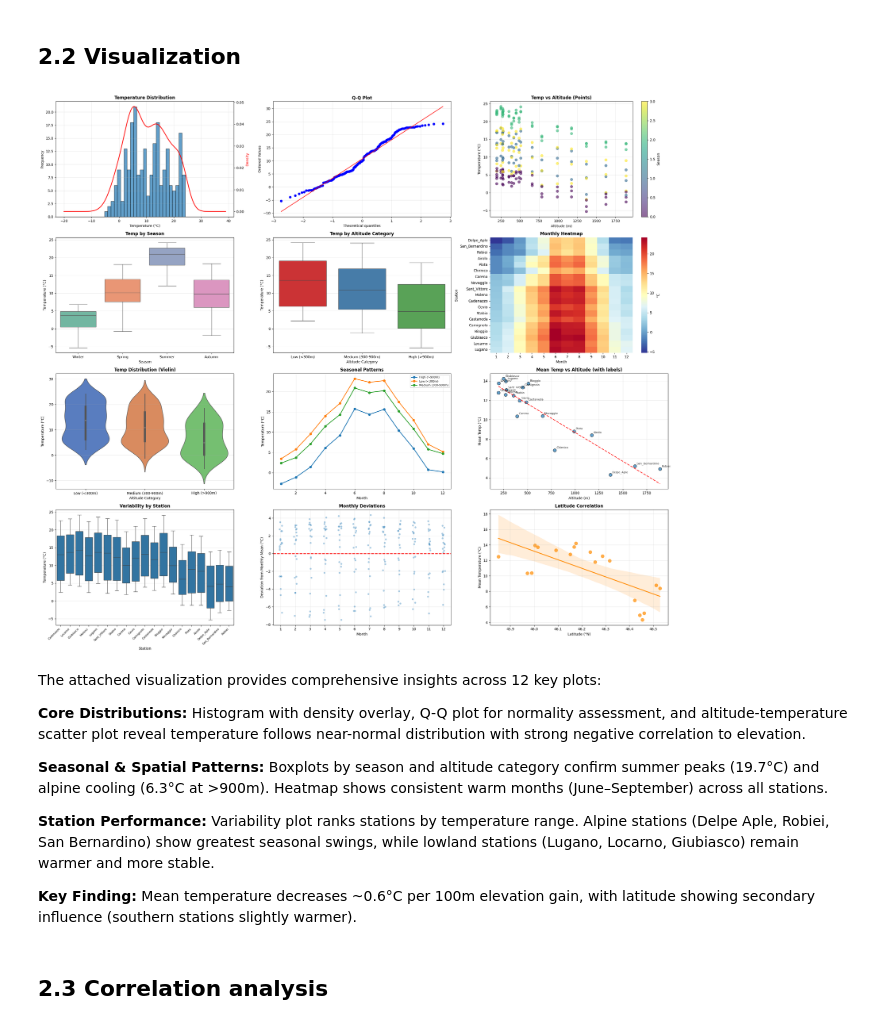
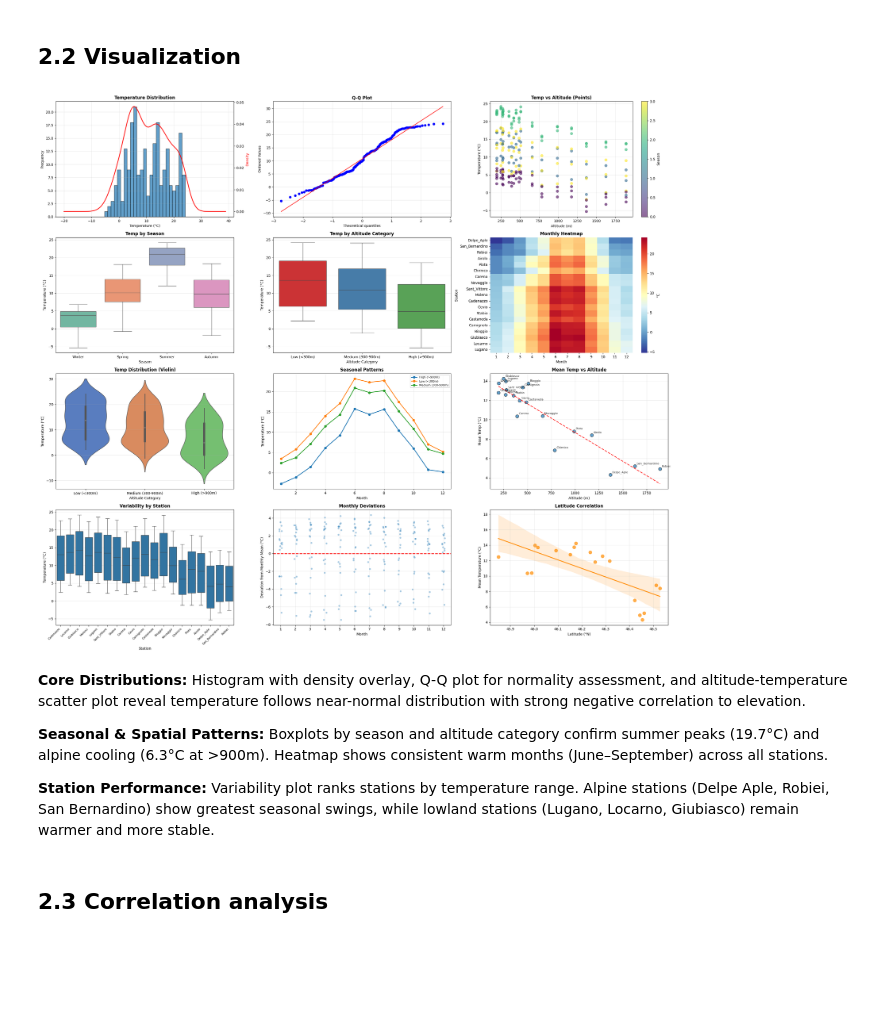
Before and after one commit to ManuCa93/bayesian_final_project, a Jupyter notebook: project.ipynb, the cells around one changed output. Drawn from its saved outputs; the diff is of its cells as text; code cells hidden in the pictures; blank space fills up the shorter version.

```diff
--- a/project.ipynb
+++ b/project.ipynb
@@ -436,7 +438,7 @@ p = np.poly1d(z)
 ax9.plot(station_summary['altitude'].sort_values(), p(station_summary['altitude'].sort_values()), "r--", alpha=0.8, linewidth=2)
 ax9.set_xlabel('Altitude (m)', fontsize=10)
 ax9.set_ylabel('Mean Temp (°C)', fontsize=10)
-ax9.set_title('Mean Temp vs Altitude (with labels)', fontweight='bold')
+ax9.set_title('Mean Temp vs Altitude', fontweight='bold')
 ax9.grid(True, alpha=0.3)
 
 # 2.10 Hierarchical View
@@ -444,44 +446,40 @@ ax10 = plt.subplot(4, 3, 10)
 station_order = station_summary.sort_values('altitude')['station']
 sns.boxplot(data=df_final, x='station', y='temperature', order=station_order, ax=ax10)
 ax10.set_xticklabels(ax10.get_xticklabels(), rotation=45, ha='right', fontsize=8)
 ax10.set_xlabel('Station', fontsize=10)
 ax10.set_ylabel('Temperature (°C)', fontsize=10)
 ax10.set_title('Variability by Station', fontweight='bold')
 ax10.grid(True, alpha=0.3, axis='y')
 
 # 2.11 Potential Outliers (Residuals)
 ax11 = plt.subplot(4, 3, 11)
 df_res = df_final.copy()
 df_res['res'] = df_res.groupby('month')['temperature'].transform(lambda x: x - x.mean())
 sns.stripplot(data=df_res, x='month', y='res', jitter=True, alpha=0.4, ax=ax11, size=5)
 ax11.axhline(0, color='red', linestyle='--', linewidth=2)
 ax11.set_xlabel('Month', fontsize=10)
 ax11.set_ylabel('Deviation from Monthly Mean (°C)', fontsize=10)
 ax11.set_title('Monthly Deviations', fontweight='bold')
 ax11.grid(True, alpha=0.3)
 
 # 2.12 Latitude Check
 ax12 = plt.subplot(4, 3, 12)
 sns.regplot(data=station_summary, x='latitude', y='temperature', ax=ax12, color='darkorange', scatter_kws={'s': 80, 'alpha': 0.7})
 ax12.set_xlabel('Latitude (°N)', fontsize=10)
 ax12.set_ylabel('Mean Temperature (°C)', fontsize=10)
 ax12.set_title('Latitude Correlation', fontweight='bold')
 ax12.grid(True, alpha=0.3)
 
 plt.tight_layout()
 plt.show()
 # %% [output]
-[figure, old version]
+[figure, new version]
 # %% [markdown]
-The attached visualization provides comprehensive insights across 12 key plots:
-
 **Core Distributions:** Histogram with density overlay, Q-Q plot for normality assessment, and altitude-temperature scatter plot reveal temperature follows near-normal distribution with strong negative correlation to elevation.
 
 **Seasonal & Spatial Patterns:** Boxplots by season and altitude category confirm summer peaks (19.7°C) and alpine cooling (6.3°C at >900m). Heatmap shows consistent warm months (June–September) across all stations.
 
 **Station Performance:** Variability plot ranks stations by temperature range. Alpine stations (Delpe Aple, Robiei, San Bernardino) show greatest seasonal swings, while lowland stations (Lugano, Locarno, Giubiasco) remain warmer and more stable.
-
-**Key Finding:** Mean temperature decreases ~0.6°C per 100m elevation gain, with latitude showing secondary influence (southern stations slightly warmer).
 # %% [markdown]
 ## 2.3 Correlation analysis
 # %%
```
Also changed, not shown: parts of 33 cells of this notebook.
